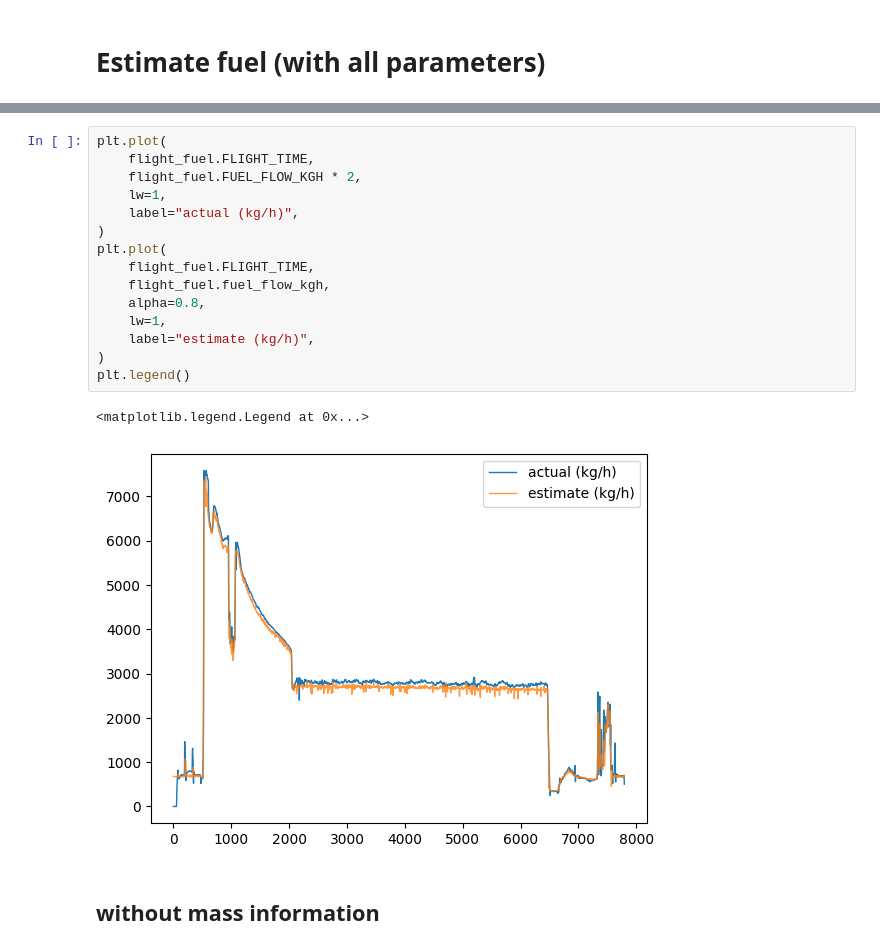
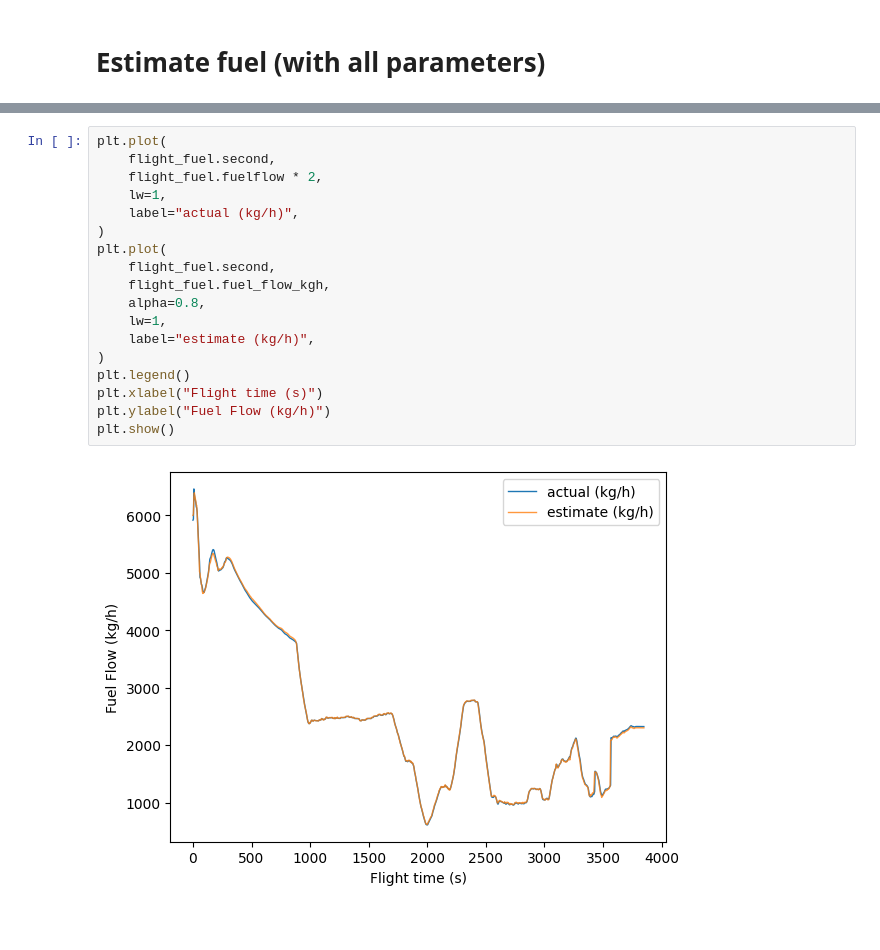
Before and after one commit to eurocontrol-asu/DeepEnv, a Jupyter notebook: examples/fuel_estimation.ipynb, the cells around one changed output, grey strips where cells are left out. Cells and saved outputs as stored; diff of their text form; blank space fills up the shorter version.

```diff
--- a/examples/fuel_estimation.ipynb
+++ b/examples/fuel_estimation.ipynb
@@ -82,20 +83,20 @@ ModuleNotFoundError: No module named 'acropole'
 # %%
 plt.plot(
-    flight_fuel.FLIGHT_TIME,
-    flight_fuel.FUEL_FLOW_KGH * 2,
+    flight_fuel.second,
+    flight_fuel.fuelflow * 2,
     lw=1,
     label="actual (kg/h)",
 )
 plt.plot(
-    flight_fuel.FLIGHT_TIME,
+    flight_fuel.second,
     flight_fuel.fuel_flow_kgh,
     alpha=0.8,
     lw=1,
     label="estimate (kg/h)",
 )
 plt.legend()
+plt.xlabel("Flight time (s)")
+plt.ylabel("Fuel Flow (kg/h)")
+plt.show()
 # %% [output]
-<matplotlib.legend.Legend at 0x...>
-[figure, old version]
+[figure, new version]
-# %% [markdown]
-## without mass information
```
Also changed, not shown: parts of 7 cells of this notebook.
